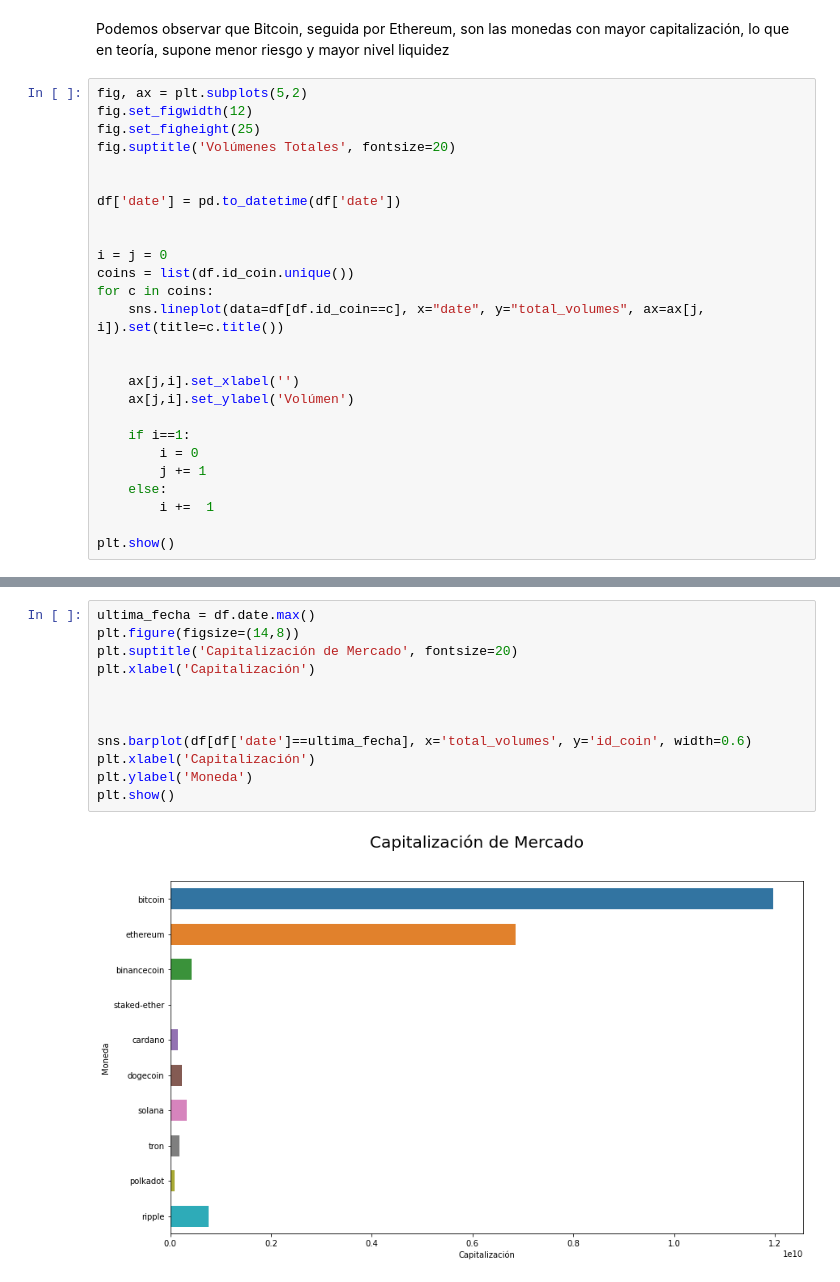
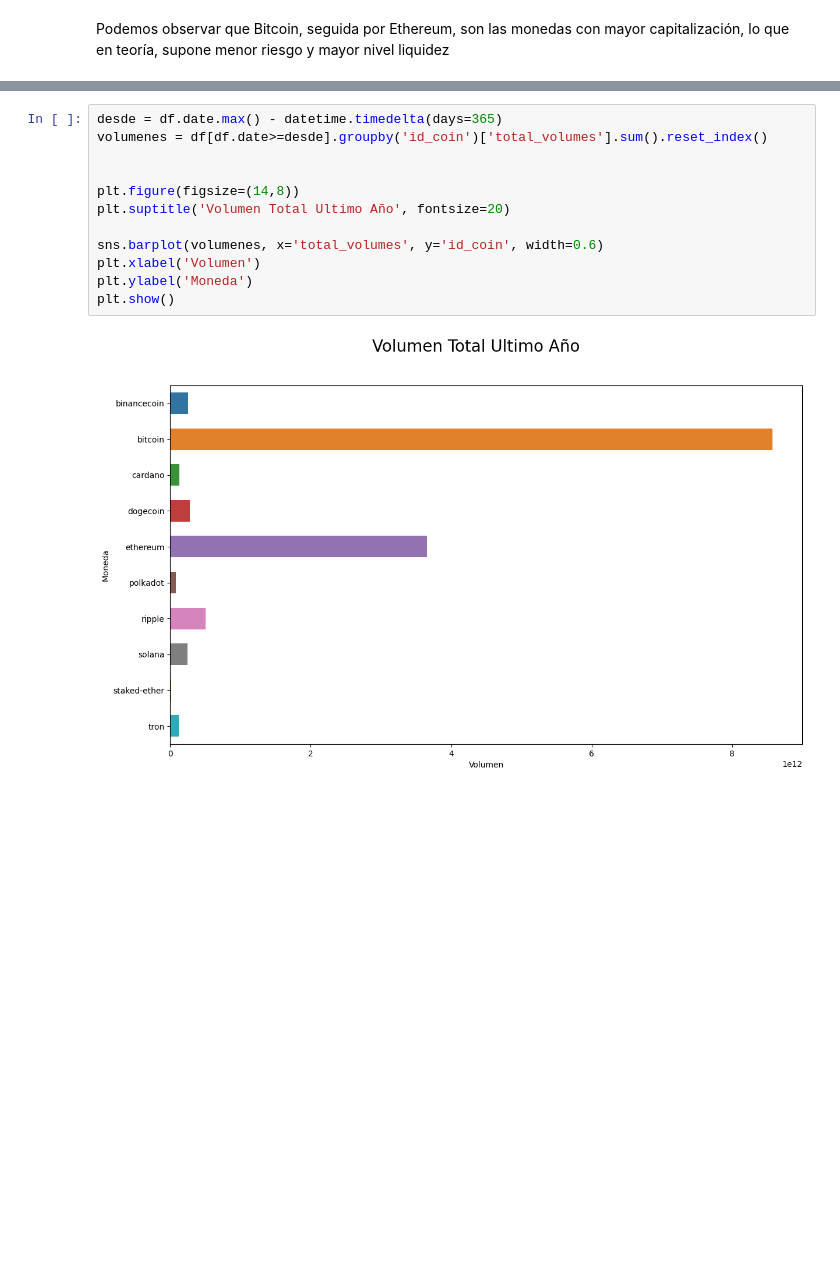
Before and after one commit to flaviobovio/crypto_DA, a Jupyter notebook: EDA.ipynb, the cells around one changed output, grey strips where cells are left out. Cells and saved outputs as stored; diff of their text form; blank space fills up the shorter version.

```diff
--- a/EDA.ipynb
+++ b/EDA.ipynb
@@ -144,28 +145,2 @@ plt.show()
 # %% [markdown]
 Podemos observar que Bitcoin, seguida por Ethereum, son las monedas con mayor capitalización, lo que en teoría, supone menor riesgo y mayor nivel liquidez
-# %%
-fig, ax = plt.subplots(5,2)
-fig.set_figwidth(12)
-fig.set_figheight(25)
-fig.suptitle('Volúmenes Totales', fontsize=20)
-
-
-df['date'] = pd.to_datetime(df['date'])
-
-
-i = j = 0
-coins = list(df.id_coin.unique())
-for c in coins:
-    sns.lineplot(data=df[df.id_coin==c], x="date", y="total_volumes", ax=ax[j, i]).set(title=c.title())
-
-
-    ax[j,i].set_xlabel('')
-    ax[j,i].set_ylabel('Volúmen')
-
-    if i==1:
-        i = 0
-        j += 1
-    else:
-        i +=  1
-
-plt.show()
@@ -174,14 +147,14 @@ plt.show()
 # %%
-ultima_fecha = df.date.max()
-plt.figure(figsize=(14,8))
-plt.suptitle('Capitalización de Mercado', fontsize=20)
-plt.xlabel('Capitalización')
+desde = df.date.max() - datetime.timedelta(days=365)
+volumenes = df[df.date>=desde].groupby('id_coin')['total_volumes'].sum().reset_index()
 
 
+plt.figure(figsize=(14,8))
+plt.suptitle('Volumen Total Ultimo Año', fontsize=20)
 
-sns.barplot(df[df['date']==ultima_fecha], x='total_volumes', y='id_coin', width=0.6)
-plt.xlabel('Capitalización')
+sns.barplot(volumenes, x='total_volumes', y='id_coin', width=0.6)
+plt.xlabel('Volumen')
 plt.ylabel('Moneda')
 plt.show()
 # %% [output]
-[figure, old version]
+[figure, new version]
```
Also changed, not shown: parts of 8 cells of this notebook, 1 other file.
